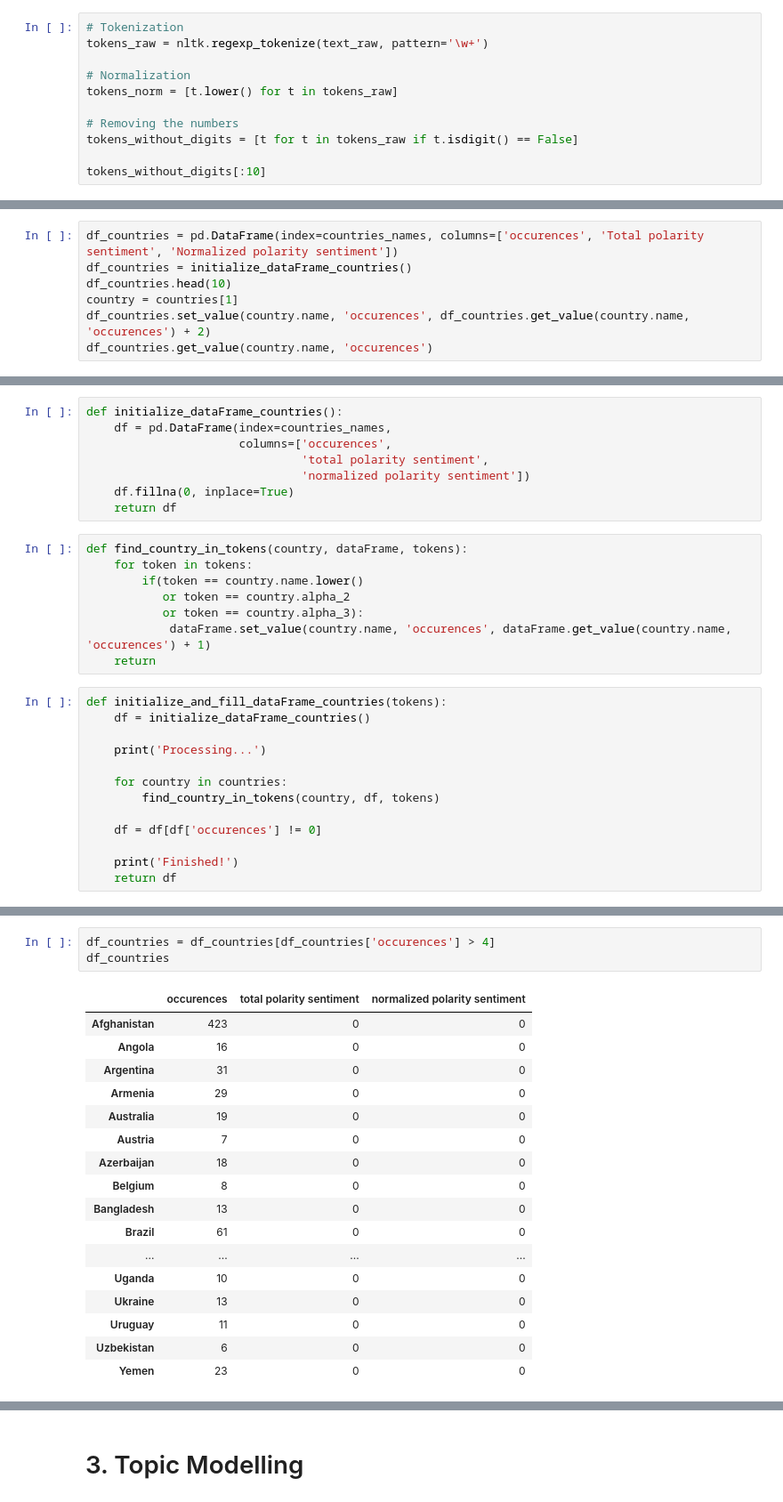
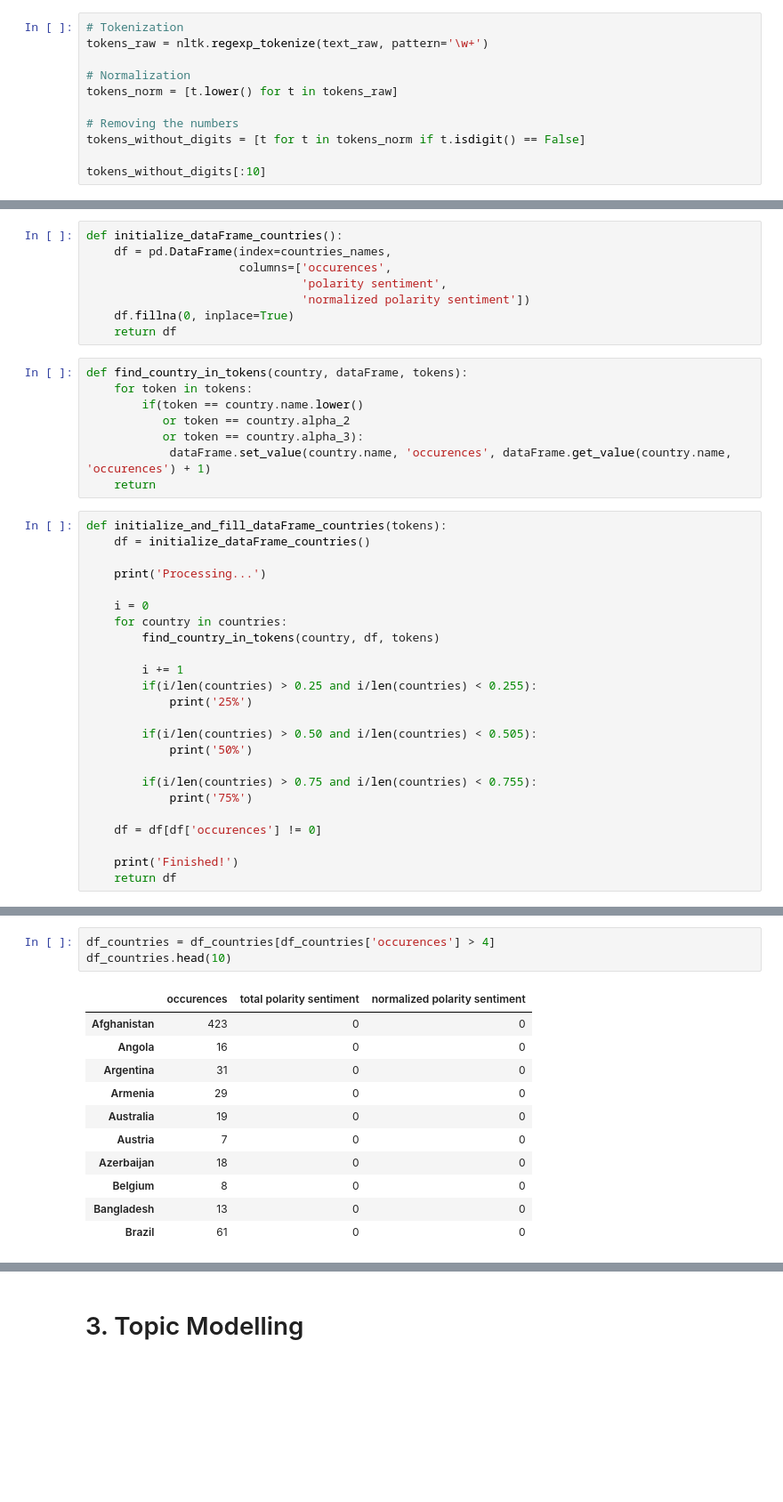
Before and after one commit to Rivollet/ADAHomework, a Jupyter notebook: 05 - Taming Text/Taming Text Notebook.ipynb, the cells around one changed output, grey strips where cells are left out. Shown at 89% size. Drawn from its saved outputs; the diff is of its cells as text; blank space fills up the shorter version.

```diff
--- a/05 - Taming Text/Taming Text Notebook.ipynb
+++ b/05 - Taming Text/Taming Text Notebook.ipynb
@@ -108,7 +108,7 @@ tokens_raw = nltk.regexp_tokenize(text_raw, pattern='\w+')
 tokens_norm = [t.lower() for t in tokens_raw]
 
 # Removing the numbers
-tokens_without_digits = [t for t in tokens_raw if t.isdigit() == False]
+tokens_without_digits = [t for t in tokens_norm if t.isdigit() == False]
 
 tokens_without_digits[:10]
 # %% [output]
@@ -271,10 +281,3 @@ countries_names[:10]
 Let's define now a function that check the occurence of a specific list of countries in the emails, i.e in the tokens, and if the countries appear at least once in the text, add it to a DataFrame passed as argument.
 
 Note that we are going to use here the lemmatized tokens, but ***not*** the tokens after the stemming process, because we don't want the country names been changed. Using the stemmed tokens can also bias our results, because the stemming process will work only for some specific countries. For example, *autralian* will be assigned to *australia* but *swiss* and *switzerland* will not be recognize as the same.
-# %%
-df_countries = pd.DataFrame(index=countries_names, columns=['occurences', 'Total polarity sentiment', 'Normalized polarity sentiment'])
-df_countries = initialize_dataFrame_countries()
-df_countries.head(10)
-country = countries[1]
-df_countries.set_value(country.name, 'occurences', df_countries.get_value(country.name, 'occurences') + 2)
-df_countries.get_value(country.name, 'occurences')
@@ -287,7 +288,7 @@ Now let's define the functions:
 def initialize_dataFrame_countries():
     df = pd.DataFrame(index=countries_names,
                       columns=['occurences',
-                               'total polarity sentiment',
+                               'polarity sentiment',
                                'normalized polarity sentiment'])
     df.fillna(0, inplace=True)
     return df
@@ -305,8 +306,19 @@ def initialize_and_fill_dataFrame_countries(tokens):
 
     print('Processing...')
 
+    i = 0
     for country in countries:
         find_country_in_tokens(country, df, tokens)
+
+        i += 1
+        if(i/len(countries) > 0.25 and i/len(countries) < 0.255):
+            print('25%')
+
+        if(i/len(countries) > 0.50 and i/len(countries) < 0.505):
+            print('50%')
+
+        if(i/len(countries) > 0.75 and i/len(countries) < 0.755):
+            print('75%')
 
     df = df[df['occurences'] != 0]
 
@@ -320,21 +335,15 @@ Finish!
 # %%
 df_countries = df_countries[df_countries['occurences'] > 4]
-df_countries
+df_countries.head(10)
 # %% [output]
 |  | occurences | total polarity sentiment | normalized polarity sentiment |
 | Afghanistan | 423 | 0 | 0 |
 | Angola | 16 | 0 | 0 |
 | Argentina | 31 | 0 | 0 |
 | Armenia | 29 | 0 | 0 |
 | Australia | 19 | 0 | 0 |
 | Austria | 7 | 0 | 0 |
 | Azerbaijan | 18 | 0 | 0 |
 | Belgium | 8 | 0 | 0 |
 | Bangladesh | 13 | 0 | 0 |
 | Brazil | 61 | 0 | 0 |
-| ... | ... | ... | ... |
-| Uganda | 10 | 0 | 0 |
-| Ukraine | 13 | 0 | 0 |
-| Uruguay | 11 | 0 | 0 |
-| Uzbekistan | 6 | 0 | 0 |
-| Yemen | 23 | 0 | 0 |
```
Also changed, not shown: parts of 12 cells of this notebook.
